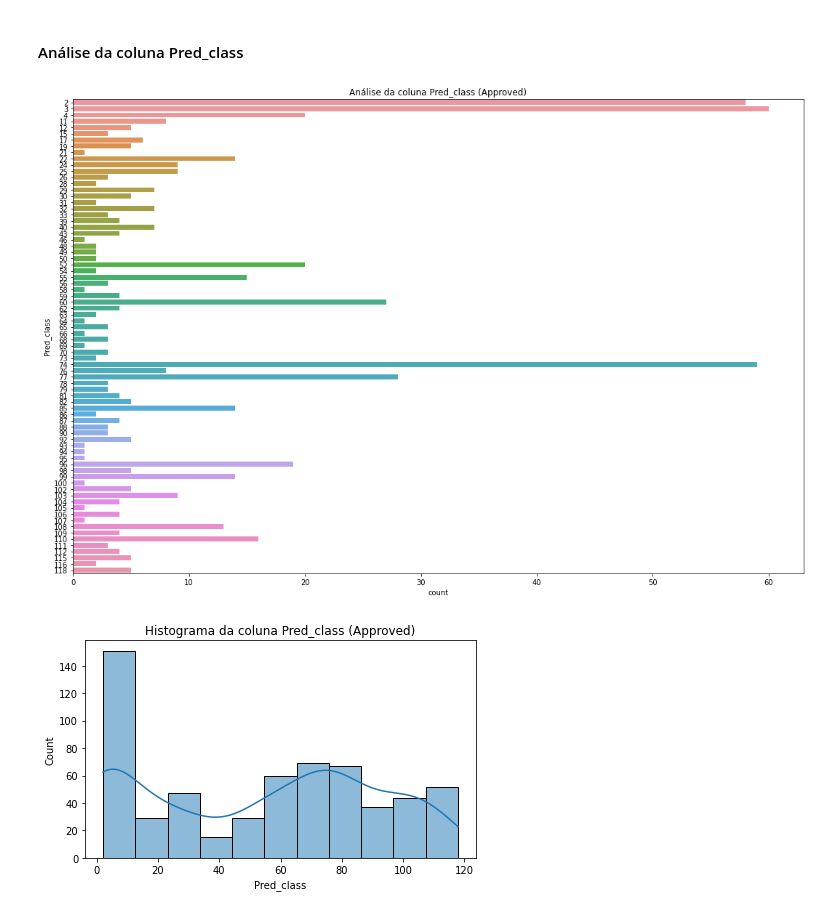
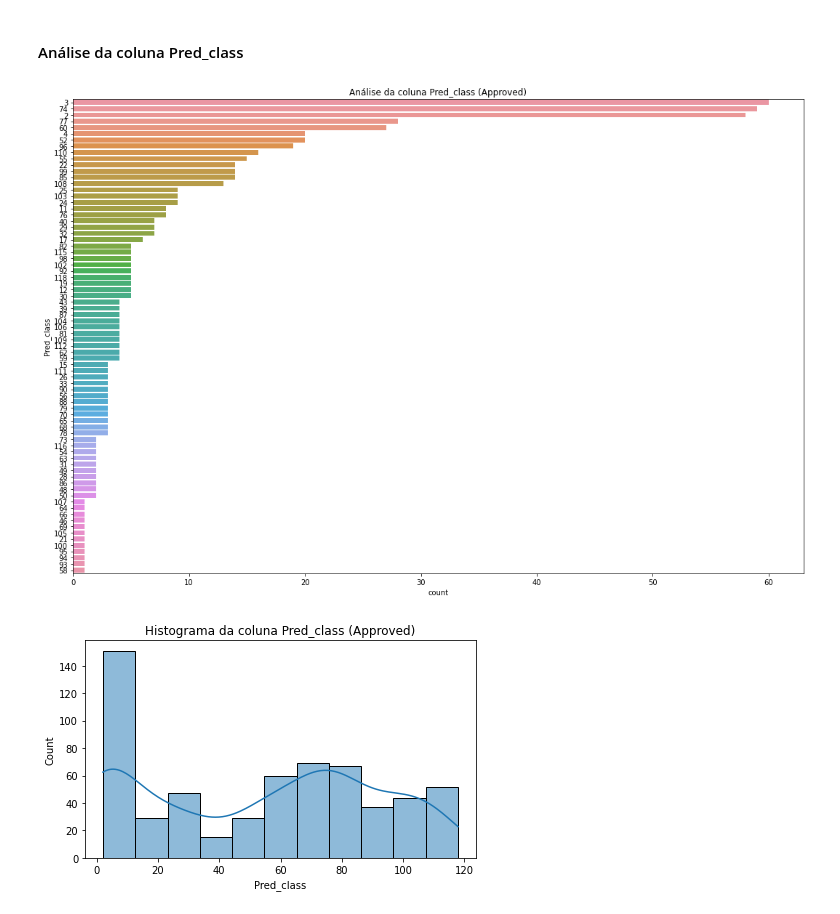
Before and after one commit to rafaelgreca/teste-smarkio-dsml, a Jupyter notebook: main.ipynb, the cells around one changed output. Saved outputs shown, nothing was run; the diff lists cells and outputs as text; code cells hidden in the pictures.

```diff
--- a/main.ipynb
+++ b/main.ipynb
@@ -251,19 +254,21 @@ sns.boxplot(dados_analise_ml_semnull_approved['True_class'])
 # %%
 #analisando a coluna 'pred_class'
 dados_analise_ml_semnull_approved = dados_analise_ml_semnull[dados_analise_ml_semnull['status'] == 'approved'].copy()
 
 fig = plt.figure(figsize=(18, 12))
 plt.title('Análise da coluna Pred_class (Approved)')
-sns.countplot(y=dados_analise_ml_semnull_approved['Pred_class'], orient='h')
+sns.countplot(y=dados_analise_ml_semnull_approved['Pred_class'],
+              orient='h',
+              order=dados_analise_ml_semnull_approved['Pred_class'].value_counts().index)
 fig.savefig('images/analise_pred_class.png')
 
 #as classes que mais apareceram na coluna 'Pred_class', que são os valores previstos pelo modelo
 #também são as que mais apareceram na coluna 'True_class', que são: 2, 3, 4, 60, 74 e 77.
 #o único que não aparece é a classe 0.
 #isso pode indicar que o valor 0, que está presente na coluna 'True_class', não representa uma classe
 #e pode ter sido um erro de digitação ou que o modelo tem dificuldades para reconhece-la
 # %% [output]
-[figure, old version]
+[figure, new version]
 # %%
 #analisando o histograma da coluna 'Pred_class'
 fig = plt.figure(figsize=(7, 4))
```
Also changed, not shown: parts of 11 cells of this notebook, 13 other files.
